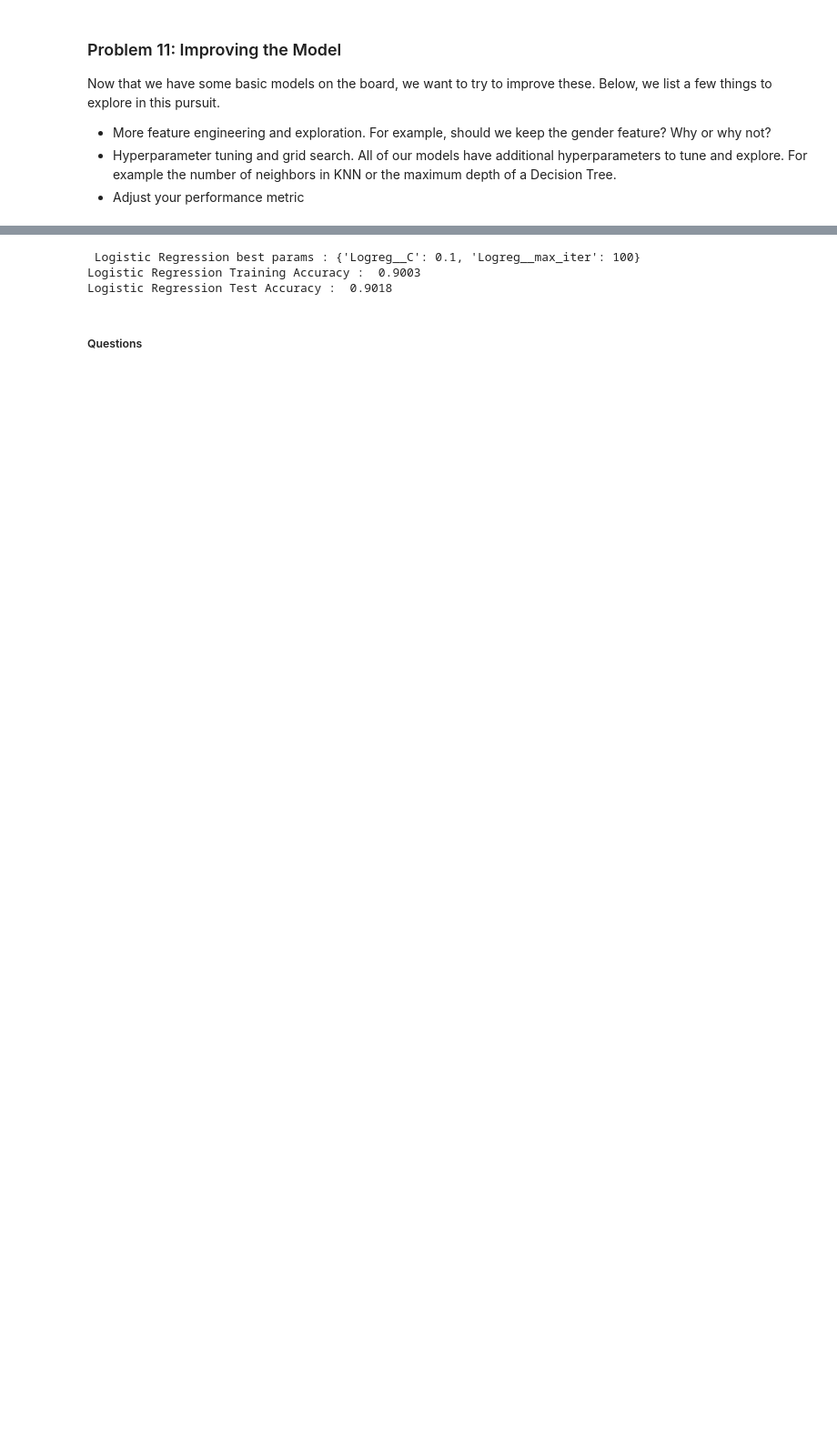
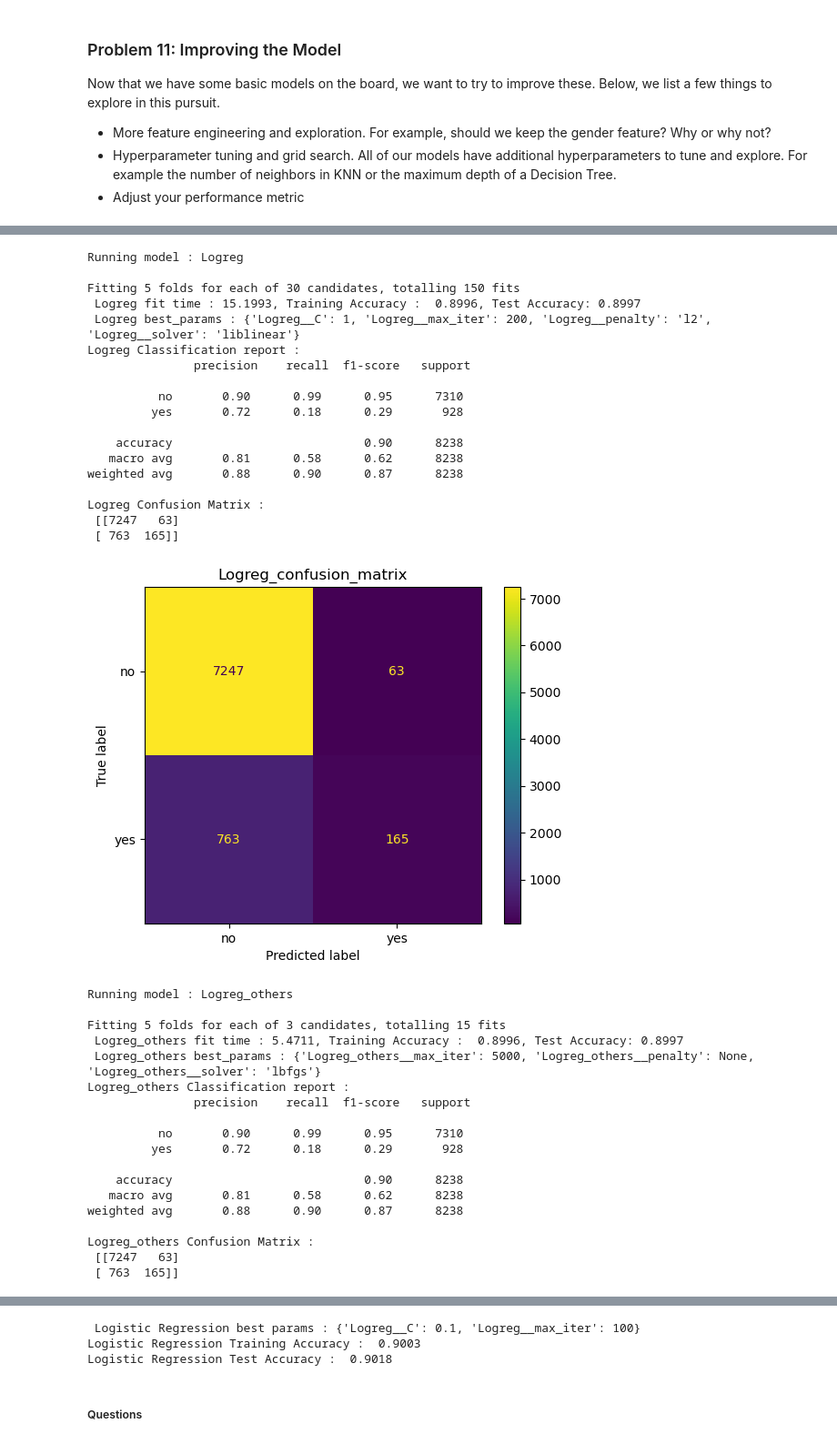
Before and after one commit to er-robins/Bank_Marketing_Campaign, a Jupyter notebook: Bank_Marketing_Campaign.ipynb, the cells around one changed output, grey strips where cells are left out. Shown: that part at 91% size. Cells and saved outputs as stored; diff of their text form; code cells hidden in the pictures; blank space fills up the shorter version.

```diff
--- a/Bank_Marketing_Campaign.ipynb
+++ b/Bank_Marketing_Campaign.ipynb
@@ -311,14 +325,3 @@ Now, we aim to compare the performance of the Logistic Regression model to our K
 |  KNN  | 0.085s   |.   9123  |.  8961   |
 |  Decision Tree  | 0.223s   |.   9954  |.   8450  |
 |  Support Vector Machine(SVM)  | 41.68s   |.   9049  |.   9035  |
-# %%
-import time
-def eval_mdl(model, X_tr, y_tr, X_te, y_te, m_name):
-    model_pipe = Pipeline([('transform', transformer),('m_classfier', model)])
-    start_time = time.time()
-    model_pipe.fit(X_tr, y_tr)
-    end_time = time.time()
-    fit_time = end_time - start_time
-    train_accuracy = accuracy_score(y_tr, model_pipe.predict(X_tr))
-    test_accuracy = accuracy_score(y_te, model_pipe.predict(X_te))
-    print(f" {m_name} fit time : {fit_time:.4f}, Training Accuracy : {train_accuracy: .4f}, Test Accuracy: {test_accuracy:.4f}")
@@ -330,4 +366,4 @@ models = {
     'svm' : SVC(random_state=42)
 }
 for name, model in models.items():
-    eval_mdl(model, X_train, y_train, X_test, y_test, name)
+    eval_mdl(model, X_train, y_train, X_test, y_test, name, 'Accuracy')
@@ -346,0 +448,2 @@ Now that we have some basic models on the board, we want to try to improve these
+# %%
+X_test_transformed = transformer.transform(X_test)
@@ -347,2 +455,5 @@ Now that we have some basic models on the board, we want to try to improve these
+# %%
+X_train_selected = X_train_transformed[:,selected_features]
+X_test_selected = X_test_transformed[:,selected_features]
 # %%
 param_grid =  {
@@ -366,0 +561,53 @@ param_grid =  {
+# %%
+models = {
+    'Logreg' : LogisticRegression(random_state=42),
+    'Logreg_others' : LogisticRegression(random_state=42),
+    'Logreg_saga' : LogisticRegression(random_state=42),
+    'knn' : KNeighborsClassifier(),
+    'dtree' : DecisionTreeClassifier(random_state=42),
+    'svm_rbf' : SVC(random_state=42, probability=True),
+    'svm_linear' : SVC(random_state=42, probability=True),
+    # 'svm_poly' : SVC(random_state=42)
+}
+proba_dict = {}
+for name, model in models.items():
+    eval_optimized_mdl(model, X_train_selected, y_train, X_test_selected, y_test, name, param_grid, proba_dict, 'Accuracy_10fwd')
+    # eval_optimized_mdl(model, X_train, y_train, X_test, y_test, name, param_grid)
+# %% [output]
+Running model : Logreg
+
+Fitting 5 folds for each of 30 candidates, totalling 150 fits
+ Logreg fit time : 15.1993, Training Accuracy :  0.8996, Test Accuracy: 0.8997
+ Logreg best_params : {'Logreg__C': 1, 'Logreg__max_iter': 200, 'Logreg__penalty': 'l2', 'Logreg__solver': 'liblinear'}
+Logreg Classification report :
+               precision    recall  f1-score   support
+
+          no       0.90      0.99      0.95      7310
+         yes       0.72      0.18      0.29       928
+
+    accuracy                           0.90      8238
+   macro avg       0.81      0.58      0.62      8238
+weighted avg       0.88      0.90      0.87      8238
+
+Logreg Confusion Matrix :
+ [[7247   63]
+ [ 763  165]]
+[figure, added]
+Running model : Logreg_others
+
+Fitting 5 folds for each of 3 candidates, totalling 15 fits
+ Logreg_others fit time : 5.4711, Training Accuracy :  0.8996, Test Accuracy: 0.8997
+ Logreg_others best_params : {'Logreg_others__max_iter': 5000, 'Logreg_others__penalty': None, 'Logreg_others__solver': 'lbfgs'}
+Logreg_others Classification report :
+               precision    recall  f1-score   support
+
+          no       0.90      0.99      0.95      7310
+         yes       0.72      0.18      0.29       928
+
+    accuracy                           0.90      8238
+   macro avg       0.81      0.58      0.62      8238
+weighted avg       0.88      0.90      0.87      8238
+
+Logreg_others Confusion Matrix :
+ [[7247   63]
+ [ 763  165]]
```
Also changed, not shown: parts of 25 cells of this notebook, 34 other files.
